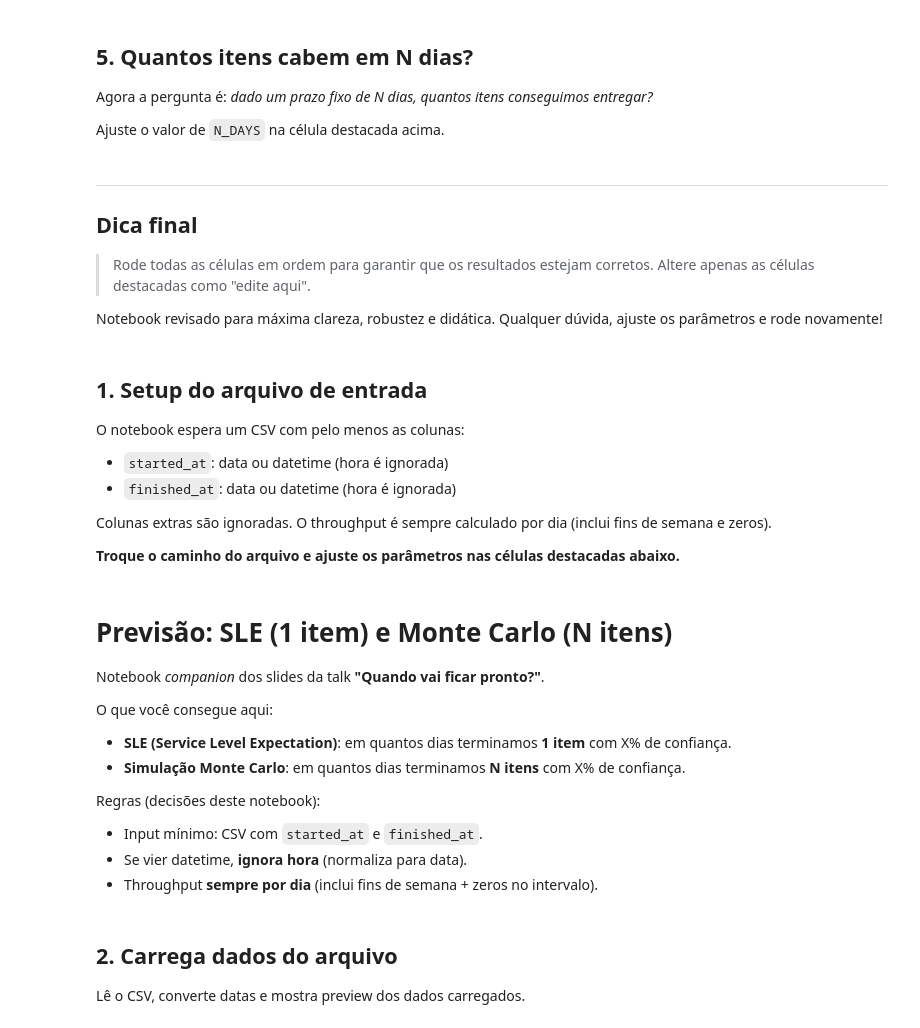
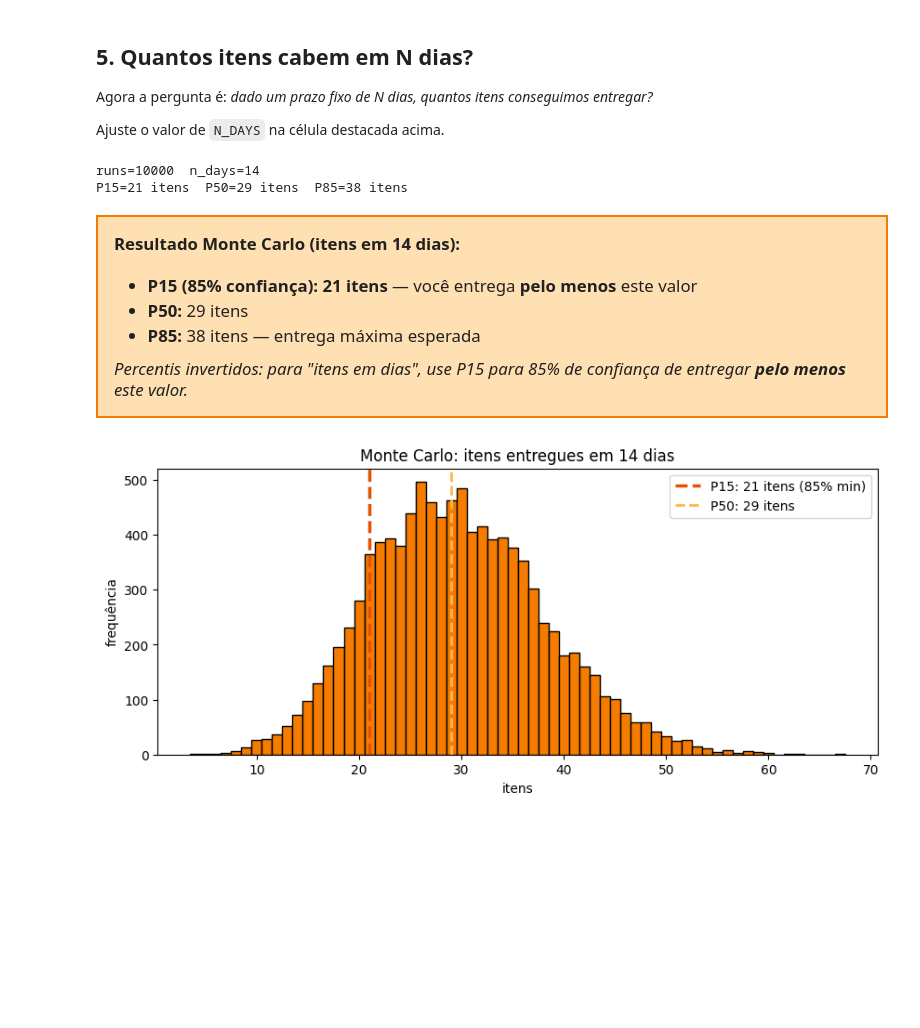
Before and after one commit to rodbv/quando-vai-ficar-pronto, a Jupyter notebook: notebook/previsao.ipynb, the cells around one changed output. Cells and saved outputs as stored; diff of their text form; code cells hidden in the pictures; blank space fills up the shorter version.

```diff
--- a/notebook/previsao.ipynb
+++ b/notebook/previsao.ipynb
@@ -153,55 +192,41 @@ Ajuste o valor de `N_DAYS` na célula destacada acima.
 # %%
 # --- Monte Carlo: quantos itens em N dias ---
 sim_items = monte_carlo_items_in_days(N_DAYS, tp, runs=RUNS, seed=SEED)
-out_items = percentiles_from_sim(sim_items, ps=(50, 85, 95))
+out_items = percentiles_from_sim(sim_items, ps=(15, 50, 85))
 print(f"runs={RUNS}  n_days={N_DAYS}")
-print(f"P50={out_items[50]:.0f} itens  P85={out_items[85]:.0f} itens  P95={out_items[95]:.0f} itens")
+print(f"P15={out_items[15]:.0f} itens  P50={out_items[50]:.0f} itens  P85={out_items[85]:.0f} itens")
 display(Markdown(f'''
-<div style=\"background:#fffbe0; border:2px solid #b0a000; padding:16px; font-size:1.2em\">
-<b>Resultado Monte Carlo (itens em N dias):</b><br><br>
+<div style=\"background:#ffe0b2; border:2px solid #f57c00; padding:16px; font-size:1.2em\">
+<b>Resultado Monte Carlo (itens em {N_DAYS} dias):</b><br><br>
 <ul>
+<li><b>P15 (85% confiança):</b> <strong>{out_items[15]:.0f} itens</strong> — você entrega <strong>pelo menos</strong> este valor</li>
 <li><b>P50:</b> {out_items[50]:.0f} itens</li>
-<li><b>P85:</b> {out_items[85]:.0f} itens</li>
-<li><b>P95:</b> {out_items[95]:.0f} itens</li>
+<li><b>P85:</b> {out_items[85]:.0f} itens — entrega máxima esperada</li>
 </ul>
-<em>Veja acima os valores simulados para o seu cenário.</em>
+<em>Percentis invertidos: para "itens em dias", use P15 para 85% de confiança de entregar <strong>pelo menos</strong> este valor.</em>
 </div>
 '''))
 plt.figure(figsize=(10, 4))
 bins = range(int(sim_items.min()), int(sim_items.max()) + 2)
-plt.hist(sim_items, bins=bins, align="left")
+plt.hist(sim_items, bins=bins, align="left", color="#f57c00", edgecolor="black")
+plt.axvline(out_items[15], color="#e65100", linestyle="--", lw=2.5, label=f"P15: {out_items[15]:.0f} itens (85% min)")
+plt.axvline(out_items[50], color="#ffb74d", linestyle="--", lw=2, label=f"P50: {out_items[50]:.0f} itens")
 plt.title(f"Monte Carlo: itens entregues em {N_DAYS} dias")
 plt.xlabel("itens")
 plt.ylabel("frequência")
+plt.legend()
 plt.show()
+# %% [output]
+runs=10000  n_days=14
+P15=21 itens  P50=29 itens  P85=38 itens
+
+<div style="background:#ffe0b2; border:2px solid #f57c00; padding:16px; font-size:1.2em">
+<b>Resultado Monte Carlo (itens em 14 dias):</b><br><br>
+<ul>
+<li><b>P15 (85% confiança):</b> <strong>21 itens</strong> — você entrega <strong>pelo menos</strong> este valor</li>
+<li><b>P50:</b> 29 itens</li>
+<li><b>P85:</b> 38 itens — entrega máxima esperada</li>
+</ul>
+<em>Percentis invertidos: para "itens em dias", use P15 para 85% de confiança de entregar <strong>pelo menos</strong> este valor.</em>
+</div>
+[figure, added]
-# %% [markdown]
----
-
-## Dica final
-
-> Rode todas as células em ordem para garantir que os resultados estejam corretos. Altere apenas as células destacadas como "edite aqui".
-
-Notebook revisado para máxima clareza, robustez e didática. Qualquer dúvida, ajuste os parâmetros e rode novamente!
-# %% [markdown]
-## 1. Setup do arquivo de entrada
-
-O notebook espera um CSV com pelo menos as colunas:
-- `started_at`: data ou datetime (hora é ignorada)
-- `finished_at`: data ou datetime (hora é ignorada)
-
-Colunas extras são ignoradas. O throughput é sempre calculado por dia (inclui fins de semana e zeros).
-
-**Troque o caminho do arquivo e ajuste os parâmetros nas células destacadas abaixo.**
-# %% [markdown]
-# Previsão: SLE (1 item) e Monte Carlo (N itens)
-
-Notebook *companion* dos slides da talk **"Quando vai ficar pronto?"**.
-
-O que você consegue aqui:
-- **SLE (Service Level Expectation)**: em quantos dias terminamos **1 item** com X% de confiança.
-- **Simulação Monte Carlo**: em quantos dias terminamos **N itens** com X% de confiança.
-
-Regras (decisões deste notebook):
-- Input mínimo: CSV com `started_at` e `finished_at`.
-- Se vier datetime, **ignora hora** (normaliza para data).
-- Throughput **sempre por dia** (inclui fins de semana + zeros no intervalo).
@@ -210,4 +232,0 @@ Regras (decisões deste notebook):
-# %% [markdown]
-## 2. Carrega dados do arquivo
-
-Lê o CSV, converte datas e mostra preview dos dados carregados.
```
Also changed, not shown: parts of 28 cells of this notebook, 4 other files.
